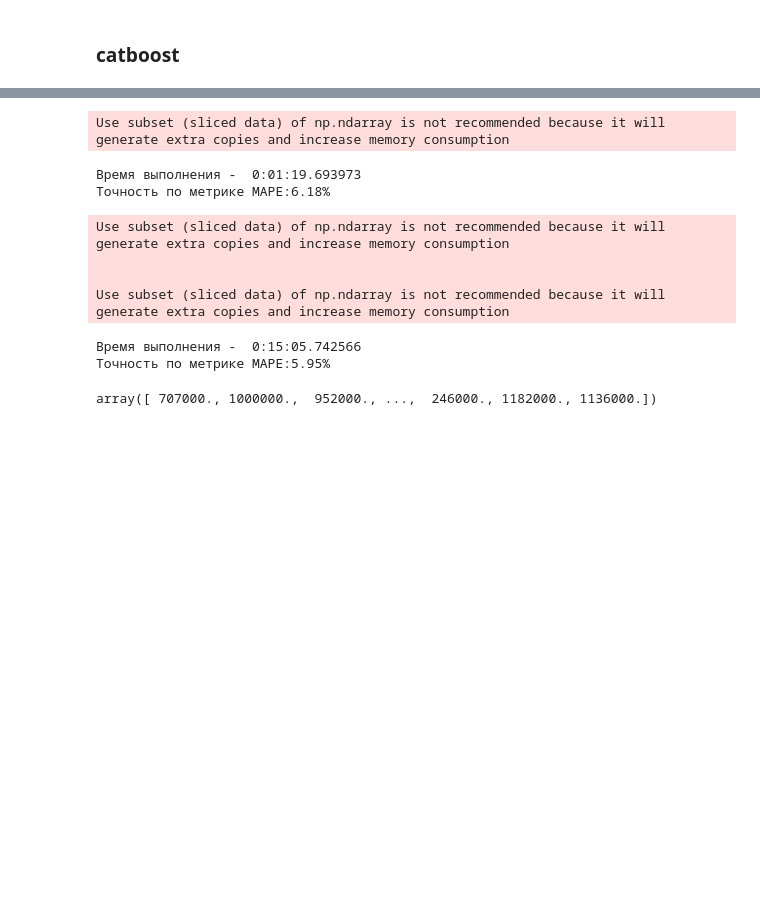
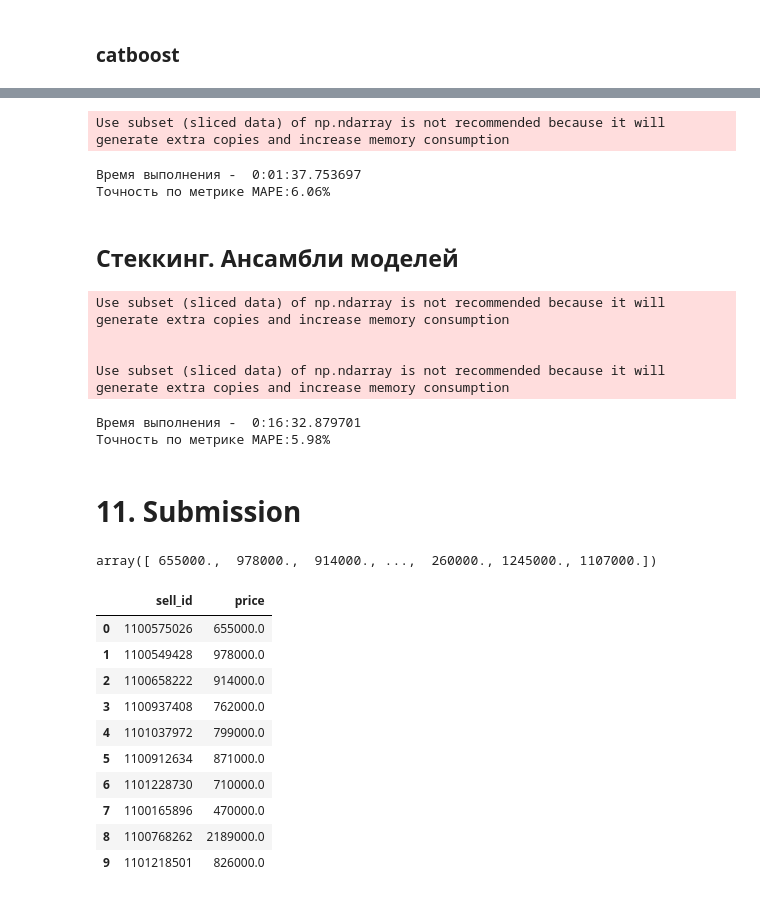
Before and after one commit to ddyPro/skillfactory_rds, a Jupyter notebook: module_5/Car_prediction_12.05.ipynb, the cells around one changed output, grey strips where cells are left out. Saved outputs shown, nothing was run; the diff lists cells and outputs as text; code cells hidden in the pictures; blank space fills up the shorter version.

```diff
--- a/module_5/Car_prediction_12.05.ipynb
+++ b/module_5/Car_prediction_12.05.ipynb
@@ -410,6 +414,16 @@ data.head()
 # закодируем категориальные признаки в алфавитном порядке
 for colum in category_cols:
     data[colum] = data[colum].astype('category').cat.codes
+# %%
+log_cols = ['mileage', 'productionDate']
+poly = PolynomialFeatures(3,interaction_only=True)
+data_num = pd.DataFrame(poly.fit_transform(data[log_cols].values))
+# %%
+# прологарифмируем числовые признаки и полученные от них полиномиальные признаки
+data[log_cols] = np.log(data[log_cols]+1)
+data_num = np.log(data_num +1)
+# %%
+data = pd.concat([data,data_num], axis=1)
 # %%
 X = data.query('sample == 1').drop(['sample', 'price'], axis=1)
 y = data.query('sample == 1')['price']
@@ -668,8 +697,10 @@ predict_bagg_xgb = np.exp(bagg_xgb.predict(X_test))
 print_learn_report(start, y_test, predict_bagg_xgb)
 # %% [output]
 Use subset (sliced data) of np.ndarray is not recommended because it will generate extra copies and increase memory consumption
-Время выполнения -  0:01:19.693973
-Точность по метрике MAPE:6.18%
+Время выполнения -  0:01:37.753697
+Точность по метрике MAPE:6.06%
+# %% [markdown]
+## Стеккинг. Ансамбли моделей
 # %%
 start = datetime.now()
 
@@ -710,10 +741,28 @@ Use subset (sliced data) of np.ndarray is not recommended because it will genera
 
 
 Use subset (sliced data) of np.ndarray is not recommended because it will generate extra copies and increase memory consumption
-Время выполнения -  0:15:05.742566
-Точность по метрике MAPE:5.95%
+Время выполнения -  0:16:32.879701
+Точность по метрике MAPE:5.98%
+# %% [markdown]
+# 11. Submission
 # %%
-predict_submission = np.round((np.exp(cb.predict(X_sub))-1)/1000) *1000
+predict_submission = np.round(np.exp(cb.predict(X_sub)),-3)
 predict_submission
 # %% [output]
-array([ 707000., 1000000.,  952000., ...,  246000., 1182000., 1136000.])
+array([ 655000.,  978000.,  914000., ...,  260000., 1245000., 1107000.])
+# %%
+sample_submission['price'] = predict_submission
+sample_submission.to_csv(f'my_submission.csv', index=False)
+sample_submission.head(10)
+# %% [output]
+|  | sell_id | price |
+| 0 | 1100575026 | 655000.0 |
+| 1 | 1100549428 | 978000.0 |
+| 2 | 1100658222 | 914000.0 |
+| 3 | 1100937408 | 762000.0 |
+| 4 | 1101037972 | 799000.0 |
+| 5 | 1100912634 | 871000.0 |
+| 6 | 1101228730 | 710000.0 |
+| 7 | 1100165896 | 470000.0 |
+| 8 | 1100768262 | 2189000.0 |
+| 9 | 1101218501 | 826000.0 |
```
Also changed, not shown: parts of 21 cells of this notebook.
